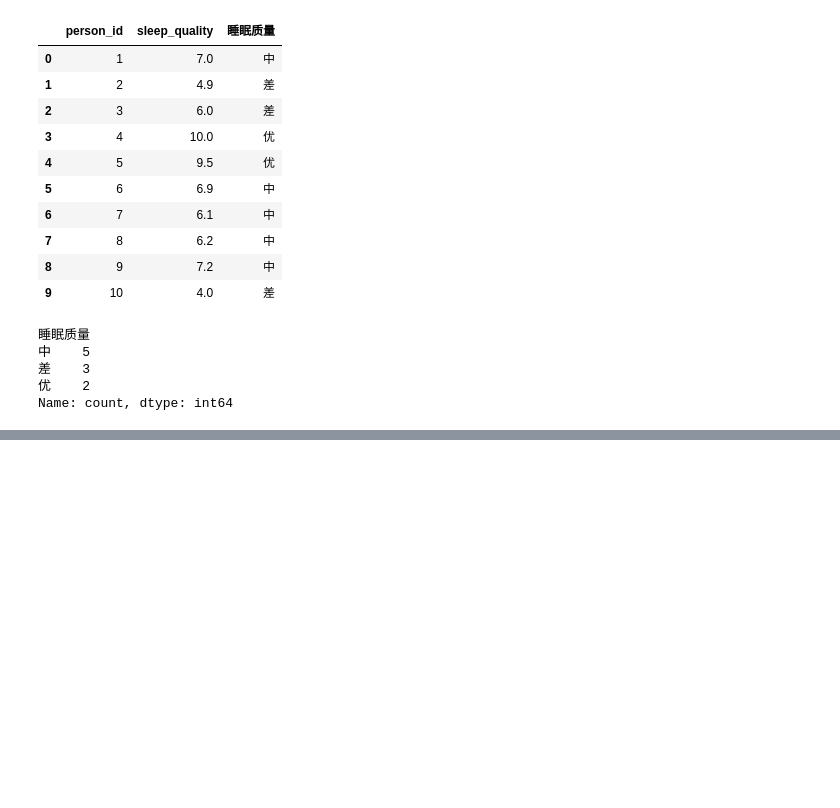
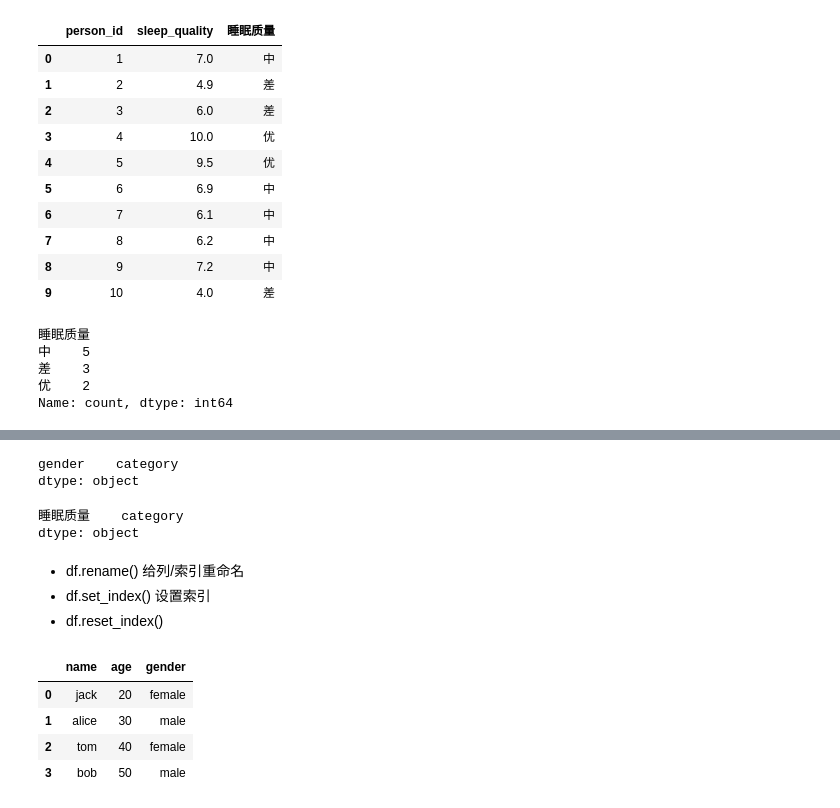
Before and after one commit to zimiao-dev/Python-Data-Analysis-Learning, a Jupyter notebook: 03_data_analysis/data_preprocessing.ipynb, the cells around one changed output, grey strips where cells are left out. Cells and saved outputs as stored; diff of their text form; code cells hidden in the pictures; blank space fills up the shorter version.

```diff
--- a/03_data_analysis/data_analysis.ipynb
+++ b/03_data_analysis/data_preprocessing.ipynb
@@ -816,0 +828,28 @@ Name: count, dtype: int64
+# %%
+df[['gender']].dtypes
+# %% [output]
+gender    category
+dtype: object
+# %%
+df1[['睡眠质量']].dtypes
+# %% [output]
+睡眠质量    category
+dtype: object
+# %% [markdown]
+- df.rename() 给列/索引重命名
+- df.set_index() 设置索引
+- df.reset_index()
+# %%
+df = pd.DataFrame({
+    'name': ['jack', 'alice', 'tom', 'bob'],
+    'age': [20, 30, 40, 50],
+    'gender': ['female', 'male', 'female', 'male']
+})
+# %%
+df
+# %% [output]
+|  | name | age | gender |
+| 0 | jack | 20 | female |
+| 1 | alice | 30 | male |
+| 2 | tom | 40 | female |
+| 3 | bob | 50 | male |
```
Also changed, not shown: parts of 23 cells of this notebook.
